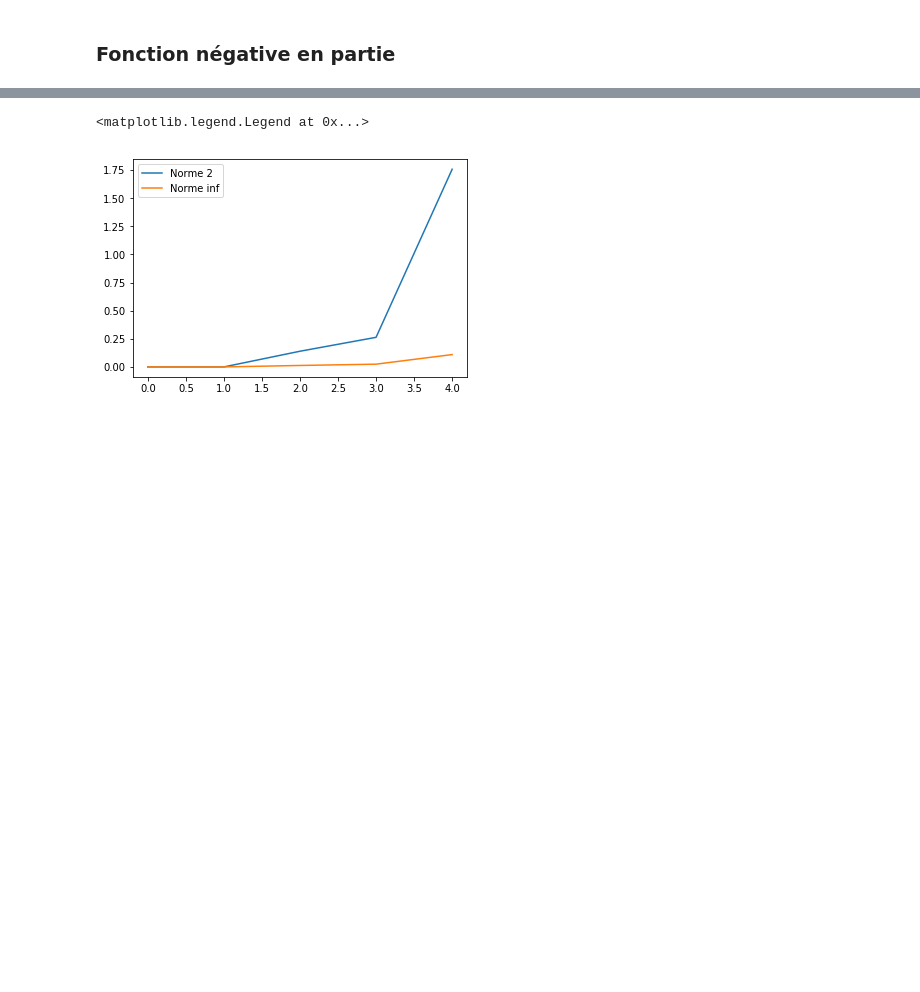
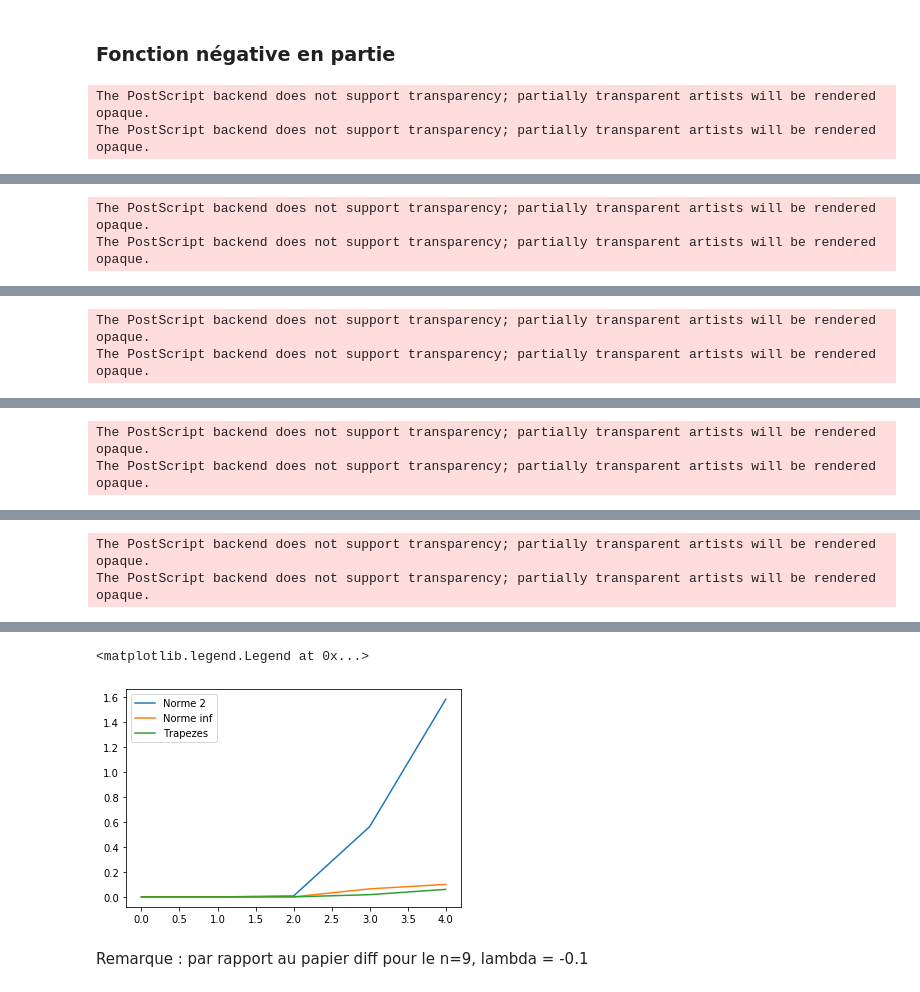
Before and after one commit to gerier/GestionDeProjet4A, a Jupyter notebook: Projet-n=2p+1.ipynb, the cells around one changed output, grey strips where cells are left out. Drawn from its saved outputs; the diff is of its cells as text; code cells hidden in the pictures; blank space fills up the shorter version.

```diff
--- a/Projet-n=2p+1.ipynb
+++ b/Projet-n=2p+1.ipynb
@@ -400,14 +444,18 @@ epsilon=0.001
 p = np.arange(1,12,1)
 
 
-Err = np.zeros((2,len(p)))
+Err = np.zeros((3,len(p)))
 
 for i in range(len(p)):
     px,fx = test_approx(p[i],k,h,epsilon,0,0)
     Err[0,i] = npl.norm(px-fx)
     Err[1,i] = npl.norm(px-fx,np.inf)
+    Err[2,i] = trapezes(px-fx)
 
 plt.semilogy(Err[0,:],label="Norme 2")
 plt.semilogy(Err[1,:],label="Norme inf")
+plt.semilogy(Err[2,:],label="Trapezes")
 plt.legend()
+plt.title("Erreur pour p variant de 1 à 12")
+plt.show()
 # %% [output]
@@ -419,18 +466,20 @@ plt.legend()
 h = [1/2,1/4,1/8,1/100,1/200,1/400,1/1000,1/2000,1/10000]
 p = 1
 epsilon = 1e-9
-Err = np.zeros((2,len(h)))
+Err = np.zeros((3,len(h)))
 
 for f in fonctions_test :
     for i in range(len(h)):
         px,fx = test_approx(p,f,h[i],epsilon,0)
         Err[0,i] = npl.norm(px-fx)
         Err[1,i] = npl.norm(px-fx,np.inf)
+        Err[2,i] = trapezes(px-fx)
 
     plt.loglog(h,Err[0,:],label="Norme 2")
     plt.loglog(h,Err[1,:],label="Norme inf")
+    plt.loglog(h,Err[2,:],label="Trapeze")
     name = str(f).split(' ')
-    plt.title("Fonction "+name[1]+", p = "+str(p)+", h = "+str(h)+", epsilon = "+str(epsilon))
+    plt.title("Fonction "+name[1]+", p = "+str(p)+", epsilon = "+str(epsilon))
     plt.legend()
     plt.show()
 # %% [output]
@@ -452,16 +502,18 @@ Origine du pb possible : nb de points insuffisants et/ou epsilon trop grand (si
 h = 1/4
 p = 1
 epsilon = 1/(10**np.arange(1,10,1))
-Err = np.zeros((2,len(epsilon)))
+Err = np.zeros((3,len(epsilon)))
 
 
 for i in range(len(epsilon)):
     px,fx = test_approx(p,gaussienne,h,epsilon[i],1,1)
     Err[0,i] = npl.norm(px-fx)
     Err[1,i] = npl.norm(px-fx,np.inf)
+    Err[2,i] = trapezes(px-fx)
 
 plt.loglog(epsilon,Err[0,:],label="Norme 2")
 plt.loglog(epsilon,Err[1,:],label="Norme inf")
+plt.loglog(epsilon,Err[2,:],label="Trapezes")
 plt.legend()
 plt.show()
 # %% [output]
@@ -644,27 +717,32 @@ def test_approx(p,f,h,argf,epsilon,affichage=None,s=None):
         plt.plot(x,fx,label="f(x)")
         plt.plot(x,px,label="p(x)")
         plt.plot(interp,f(interp,h,*argf),'ob')
-        plt.plot(interp, pn(interp,Ap,Bp),'or')
+        plt.plot(interp, pn(interp,Ap,Bp),'+r')
         plt.legend()
         name = str(f).split(' ')
-        plt.title("Fonction "+name[1]+", p = "+str(p)+", h = "+str(h)+", epsilon = "+str(epsilon))
-        plt.savefig("Fonction "+name[1]+", p = "+str(p)+", h = "+str(h)+", epsilon = "+str(epsilon)+".eps", format='eps')
+        plt.title("Fonction "+name[1]+", p = "+str(p)+", h = "+str(h)+", epsilon = "+str(epsilon)+", l = "+str(*argf))
+        plt.savefig("Fonction "+name[1]+", p = "+str(p)+", h = "+str(h)+", epsilon = "+str(epsilon)+", l ="+str(*argf)+".eps", format='eps')
+        plt.savefig("Fonction "+name[1]+", p = "+str(p)+", h = "+str(h)+", epsilon = "+str(epsilon)+", l ="+str(*argf)+".png", format='png')
         plt.show()
 
     return px,fx
 # %%
 h = 1
-p = 3
-epsilon=0.01
+p = 4
+epsilon=1e-4
 l = [[0.1],[0.01],[0],[-0.01],[-0.1]]
-Err = np.zeros((2,len(l)))
+Err = np.zeros((3,len(l)))
 
 for i in range(len(l)):
-    px,fx = test_approx(p,q,h,l[i],epsilon,1)
+    px,fx = test_approx(p,q,h,l[i],epsilon,1,1)
     Err[0,i] = npl.norm(px-fx)
     Err[1,i] = npl.norm(px-fx,np.inf)
+    Err[2,i] = trapezes(px-fx)
 
 plt.plot(Err[0,:],label="Norme 2")
 plt.plot(Err[1,:],label="Norme inf")
+plt.plot(Err[2,:],label="Trapezes")
 plt.legend()
 # %% [output]
+The PostScript backend does not support transparency; partially transparent artists will be rendered opaque.
+The PostScript backend does not support transparency; partially transparent artists will be rendered opaque.
@@ -671,0 +750,2 @@ plt.legend()
+The PostScript backend does not support transparency; partially transparent artists will be rendered opaque.
+The PostScript backend does not support transparency; partially transparent artists will be rendered opaque.
@@ -672,0 +753,2 @@ plt.legend()
+The PostScript backend does not support transparency; partially transparent artists will be rendered opaque.
+The PostScript backend does not support transparency; partially transparent artists will be rendered opaque.
@@ -673,0 +756,2 @@ plt.legend()
+The PostScript backend does not support transparency; partially transparent artists will be rendered opaque.
+The PostScript backend does not support transparency; partially transparent artists will be rendered opaque.
@@ -674,0 +759,2 @@ plt.legend()
+The PostScript backend does not support transparency; partially transparent artists will be rendered opaque.
+The PostScript backend does not support transparency; partially transparent artists will be rendered opaque.
@@ -676,5 +762,7 @@ plt.legend()
-<matplotlib.legend.Legend at 0x...>
+<matplotlib.legend.Legend at 0x...>
-[figure, old version]
+[figure, new version]
+# %% [markdown]
+Remarque : par rapport au papier diff pour le n=9, lambda = -0.1
 # %%
 def gaussienne(x,h,sigma):
     x = x*h
```
Also changed, not shown: parts of 21 cells of this notebook, 1 other file.
